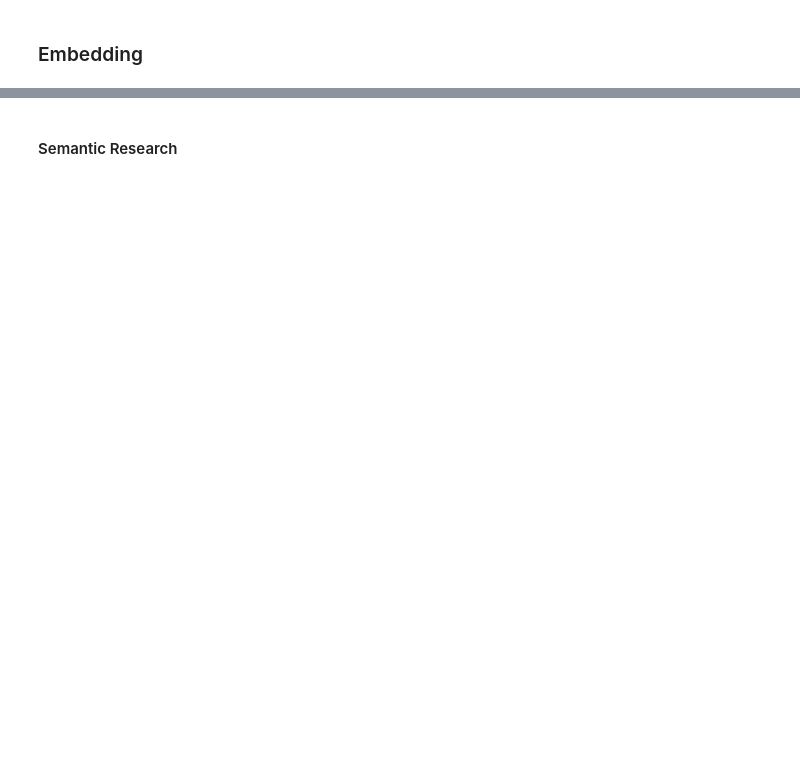
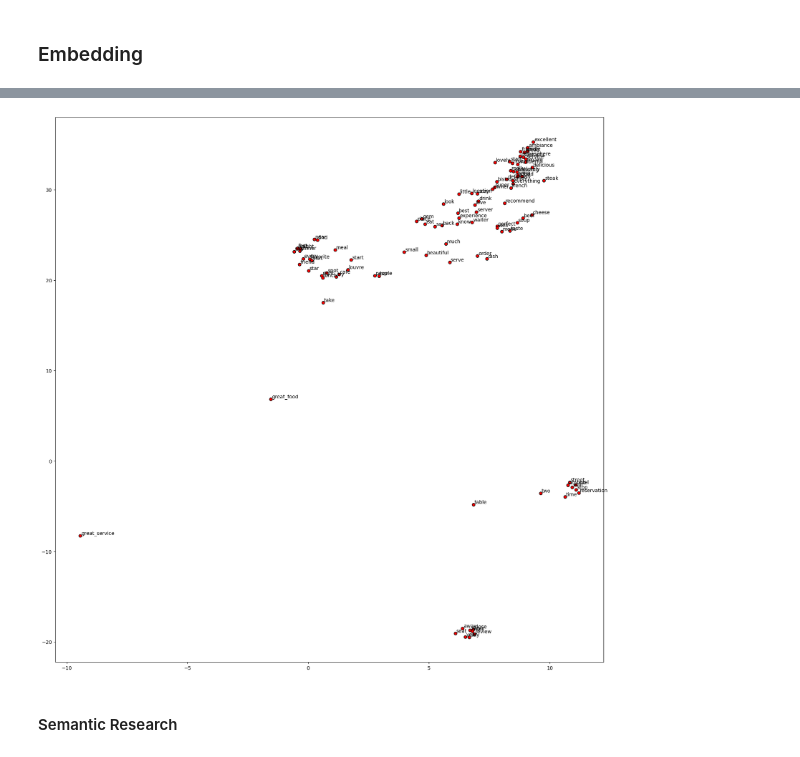
Before and after one commit to soraps/Projet2_NLP, a Jupyter notebook: NLP_Project_2_Analysis.ipynb, the cells around one changed output, grey strips where cells are left out. Saved outputs shown, nothing was run; the diff lists cells and outputs as text; code cells hidden in the pictures; blank space fills up the shorter version.

```diff
--- a/NLP_Project_2_Analysis.ipynb
+++ b/NLP_Project_2_Analysis.ipynb
@@ -430,0 +560,22 @@ print(similar_words)
+# %%
+# Cette fois, en utilisant une boucle pour obtenir les fréquences des mots individuels
+frequent_words = w2v_model.wv.index_to_key
+frequent_counts = [w2v_model.wv.get_vecattr(word, 'count') for word in frequent_words]
+
+# Obtenez les indices des 100 mots les plus fréquents
+selected_indices = np.argsort(frequent_counts)[-100:]
+
+# Maintenant, sélectionnez les mots et leurs vecteurs correspondants pour la visualisation
+selected_words = [frequent_words[i] for i in selected_indices]
+selected_word_vectors = word_vectors_2d[selected_indices]
+
+# Visualiser avec Matplotlib, en affichant uniquement un sous-ensemble de mots
+plt.figure(figsize=(20, 20))
+plt.scatter(selected_word_vectors[:, 0], selected_word_vectors[:, 1], edgecolors='k', c='r')
+for i, word in enumerate(selected_words):
+    plt.annotate(word, xy=(selected_word_vectors[i, 0], selected_word_vectors[i, 1]), xytext=(2, 2),
+                 textcoords='offset points')
+
+plt.show()
+# %% [output]
+[figure, added]
```
Also changed, not shown: parts of 39 cells of this notebook, 13 other files.
